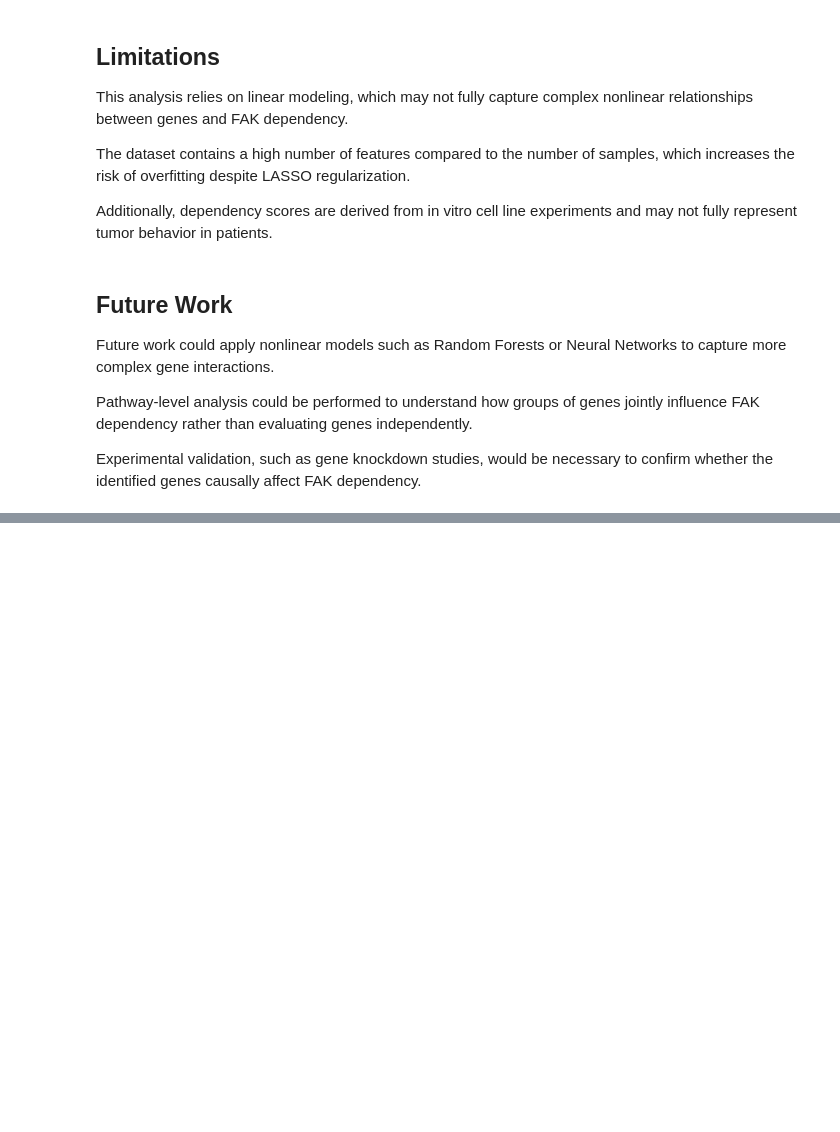
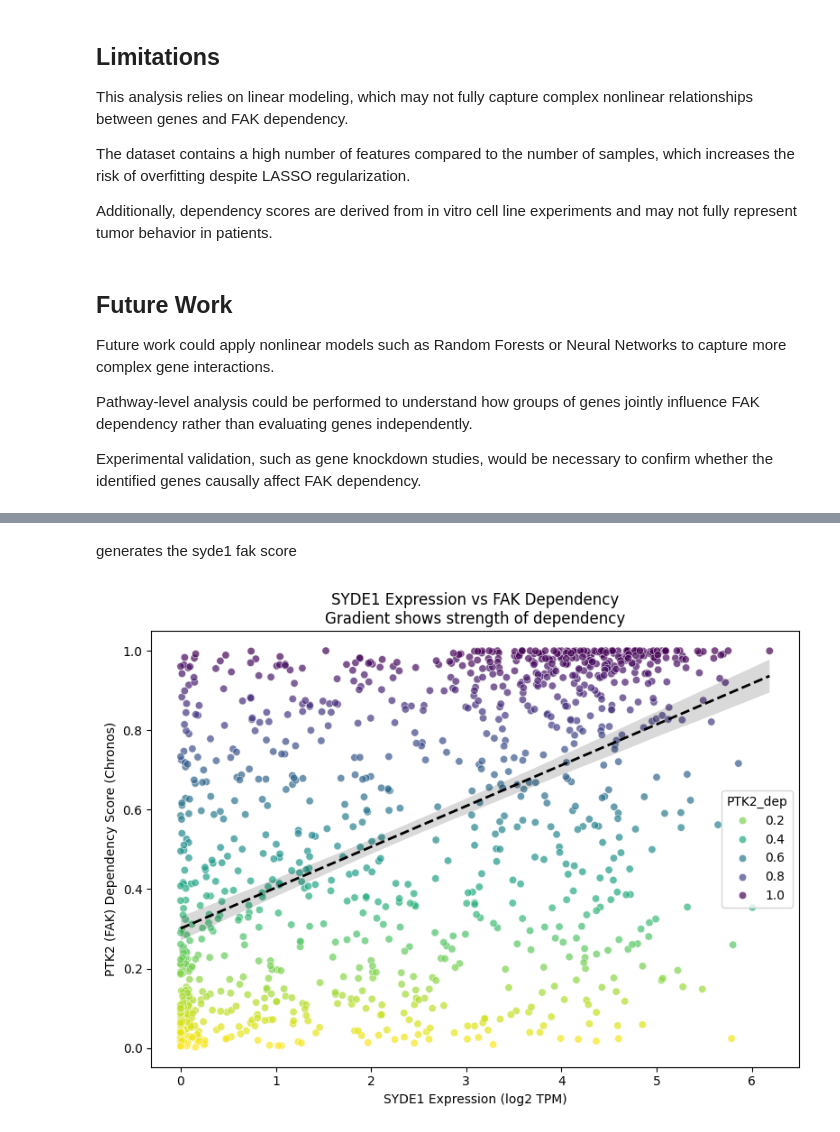
Before and after one commit to Boaisdawsome/SYDE1_FAK_project, a Jupyter notebook: everything.ipynb, the cells around one changed output, grey strips where cells are left out. Cells and saved outputs as stored; diff of their text form; code cells hidden in the pictures; blank space fills up the shorter version.

```diff
--- a/everything.ipynb
+++ b/everything.ipynb
@@ -1199,0 +1385,42 @@ Experimental validation, such as gene knockdown studies, would be necessary to c
+# %% [markdown]
+generates the syde1 fak score
+# %%
+# Scatterplot: SYDE1 expression vs FAK dependency (GRADIENT)
+
+import pandas as pd
+import seaborn as sns
+import matplotlib.pyplot as plt
+
+df = pd.read_csv("outputs/syde1_ptk2_merged.csv")
+
+plt.figure(figsize=(8,6))
+
+# Gradient scatter
+sns.scatterplot(
+    data=df,
+    x="SYDE1_expr",
+    y="PTK2_dep",
+    hue="PTK2_dep",
+    palette="viridis_r",   # reversed so darker = more dependency
+    alpha=0.7,
+    legend=True
+)
+
+# Trendline
+sns.regplot(
+    data=df,
+    x="SYDE1_expr",
+    y="PTK2_dep",
+    scatter=False,
+    color="black",
+    line_kws={"linewidth":2, "linestyle":"--"}
+)
+
+plt.xlabel("SYDE1 Expression (log2 TPM)")
+plt.ylabel("PTK2 (FAK) Dependency Score (Chronos)")
+plt.title("SYDE1 Expression vs FAK Dependency\nGradient shows strength of dependency")
+
+plt.tight_layout()
+plt.show()
+# %% [output]
+[figure, added]
```
Also changed, not shown: parts of 39 cells of this notebook, 2 other files.
